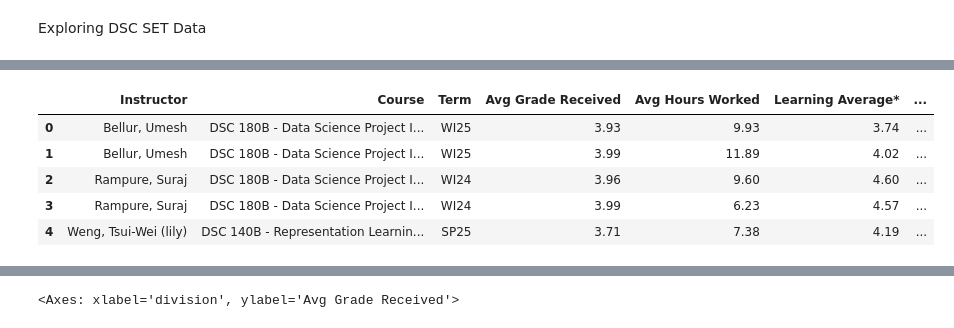
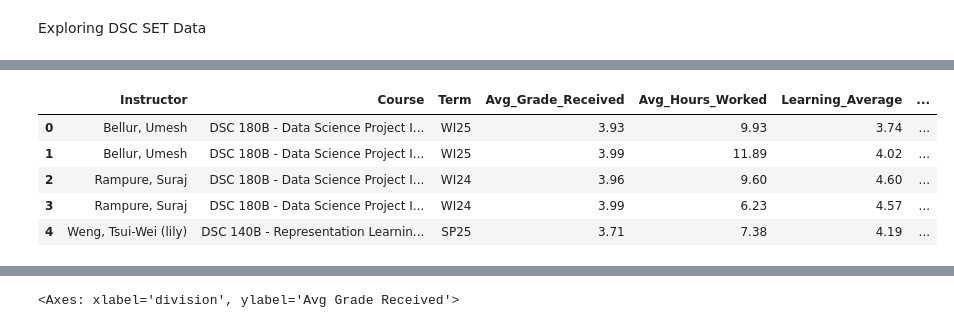
Before and after one commit to cadenpascual/DSC190_FinalProject, a Jupyter notebook: SET_data_analysis.ipynb, the cells around one changed output, grey strips where cells are left out. Saved outputs shown, nothing was run; the diff lists cells and outputs as text; code cells hidden in the pictures.

```diff
--- a/SET_data_analysis.ipynb
+++ b/SET_data_analysis.ipynb
@@ -8,6 +10,6 @@ import seaborn as sns
 # %%
 # load sets into dataframe
-dsc_sets = pd.read_csv('dsc_sets.csv')
+dsc_sets = pd.read_csv('datasets/dsc_sets.csv')
 # merge duplicate columns
 dsc_sets["Enrolled Resp Rate"] = dsc_sets["Enrolled/ Resp Rate"].fillna(dsc_sets["Enrolled/  Resp Rate"])
 dsc_sets = dsc_sets.drop(columns=["Enrolled/ Resp Rate", "Enrolled/  Resp Rate"])
@@ -17,6 +19,6 @@ dsc_sets["Avg Grade Received"] = (
     .str.extract(r'(\d+\.\d+|\d+)')   # extract first number
     .astype(float)
 )
-
-dsc_sets.shape
+dsc_sets.columns = dsc_sets.columns.str.replace('*', '', regex=False)
+dsc_sets.head()
 # %% [output]
@@ -24,18 +31,20 @@ dsc_sets.shape
 # %%
 # Add division and elective labels
 dsc_sets['course_num'] = dsc_sets['course_title'].str.extract(r'(\d+)').astype(int)
 # add division column
 dsc_sets["division"] = dsc_sets["course_num"].apply(lambda x: "Lower" if x < 100 else "Upper")
 dsc_sets = dsc_sets.drop(columns=["course_num"])
 # add elective column
 required_courses = ["dsc10", "dsc20", "dsc30", "dsc40a", "dsc40b", "dsc80",
                     "dsc100", "dsc102", "dsc106", "dsc140a", "dsc140b", "dsc148", "dsc180a", "dsc180b"]
 dsc_sets["is_elective"] = dsc_sets["course_title"].apply(
     lambda x: "Required" if x in required_courses else "Elective"
 )
+dsc_sets.columns = dsc_sets.columns.str.replace('*', '', regex=False)
+dsc_sets.columns = dsc_sets.columns.str.replace(' ', '_')
 dsc_sets.head()
 # %% [output]
-|  | Instructor | Course | Term | Avg Grade Received | Avg Hours Worked | Learning Average* | ... |
+|  | Instructor | Course | Term | Avg_Grade_Received | Avg_Hours_Worked | Learning_Average | ... |
 | 0 | Bellur, Umesh | DSC 180B - Data Science Project I... | WI25 | 3.93 | 9.93 | 3.74 | ... |
 | 1 | Bellur, Umesh | DSC 180B - Data Science Project I... | WI25 | 3.99 | 11.89 | 4.02 | ... |
 | 2 | Rampure, Suraj | DSC 180B - Data Science Project I... | WI24 | 3.96 | 9.60 | 4.60 | ... |
```
Also changed, not shown: parts of 4 cells of this notebook.
